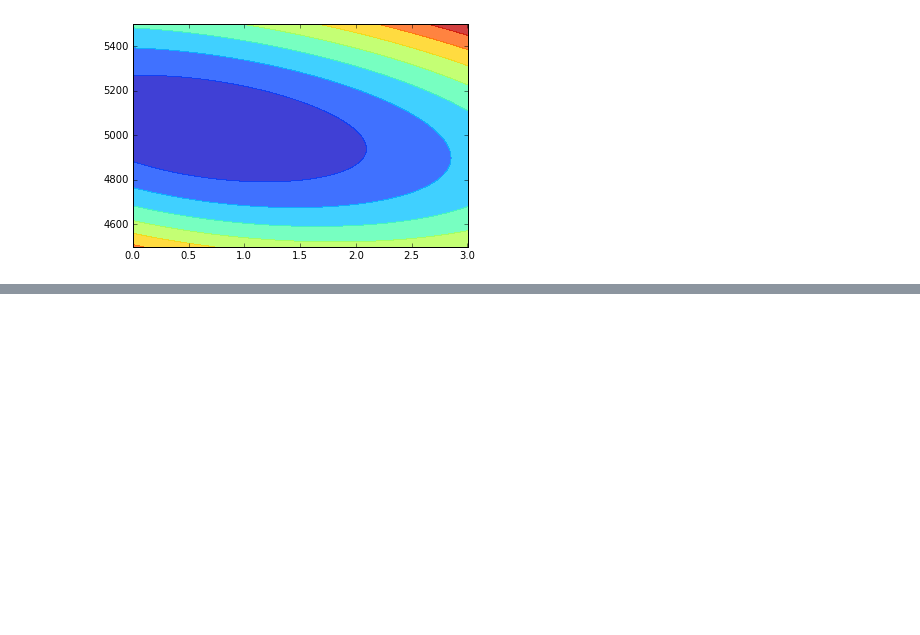
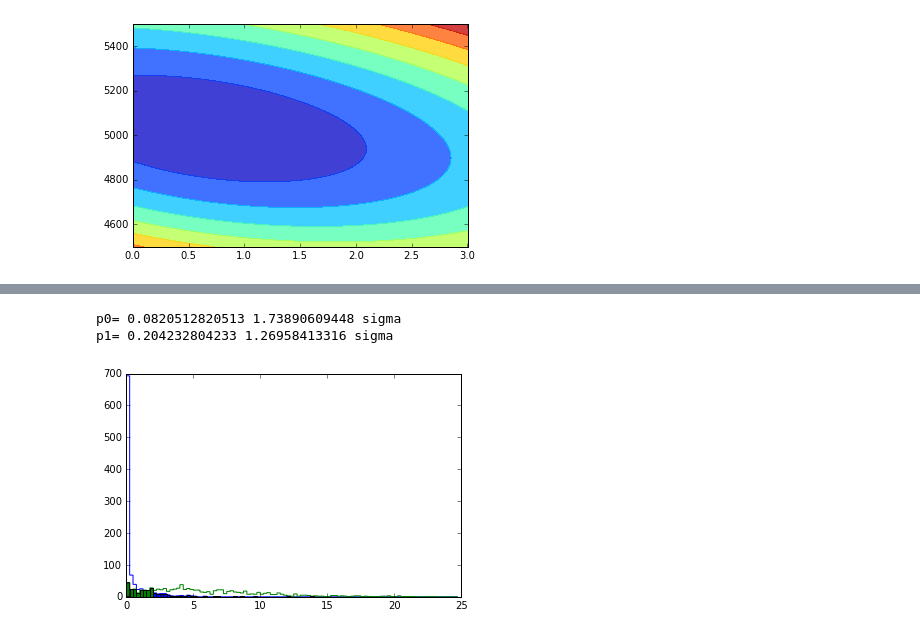
Before and after one commit to HuguesBrun/statTutorialBND, a Jupyter notebook: Statistical Analysis Tutorial.ipynb, the cells around one changed output, grey strips where cells are left out. Cells and saved outputs as stored; diff of their text form; code cells hidden in the pictures; blank space fills up the shorter version.

```diff
--- a/Statistical Analysis Tutorial.ipynb
+++ b/Statistical Analysis Tutorial.ipynb
@@ -262,0 +332,36 @@ show()
+# %%
+from scipy.special import erfinv
+Quantile = lambda x:np.sqrt(2)*erfinv(1-x)
+
+binProfileLikely=[0.25*x for x in range(0, 100)]
+histoProfileLikelyBg,binProfileLikely,patch=hist(Qbg,binProfileLikely,histtype='step')
+histoProfileLikelySigBg,binProfileLikely,patch=hist(QsigBg,binProfileLikely,histtype='step')
+
+def keepLRrange(aToy,theValue,larger):
+    aToyFiltered=[]
+    for oneValue in aToy:
+        if ((larger*oneValue)>(larger*theValue)):
+            aToyFiltered.append(oneValue)
+    return aToyFiltered
+
+def histoIntegral(aToy):
+    intValue=0
+    for aValue in aToy:
+        intValue=intValue+aValue
+    return intValue
+
+sigBgValLargerThanData=keepLRrange(QsigBg,int(q0data/0.25)*0.25,-1)
+histoValsSigBgLargerData,binProfileLikely,patchSigBg = hist(sigBgValLargerThanData,binProfileLikely,histtype='bar',color='green')
+
+bgOnlyValLargerThanData=keepLRrange(Qbg,int(q0data/0.25)*0.25,1)
+histoValsBgOnlyLargerData,binProfileLikely,patchBgOnly = hist(bgOnlyValLargerThanData,binProfileLikely,histtype='bar',color='blue')
+
+p0 = histoIntegral(histoValsBgOnlyLargerData)/histoIntegral(histoProfileLikelyBg)
+print("p0=",p0, Quantile(p0), "sigma")
+
+p1 = histoIntegral(histoValsSigBgLargerData)/histoIntegral(histoProfileLikelySigBg)
+print("p1=",p1, Quantile(p1), "sigma")
+# %% [output]
+p0= 0.0820512820513 1.73890609448 sigma
+p1= 0.204232804233 1.26958413316 sigma
+[figure, added]
```
Also changed, not shown: parts of 5 cells of this notebook.
